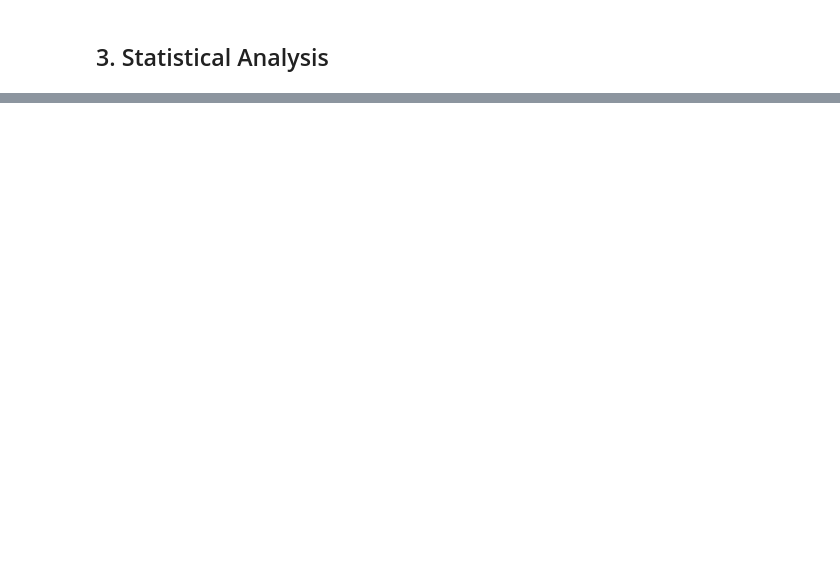
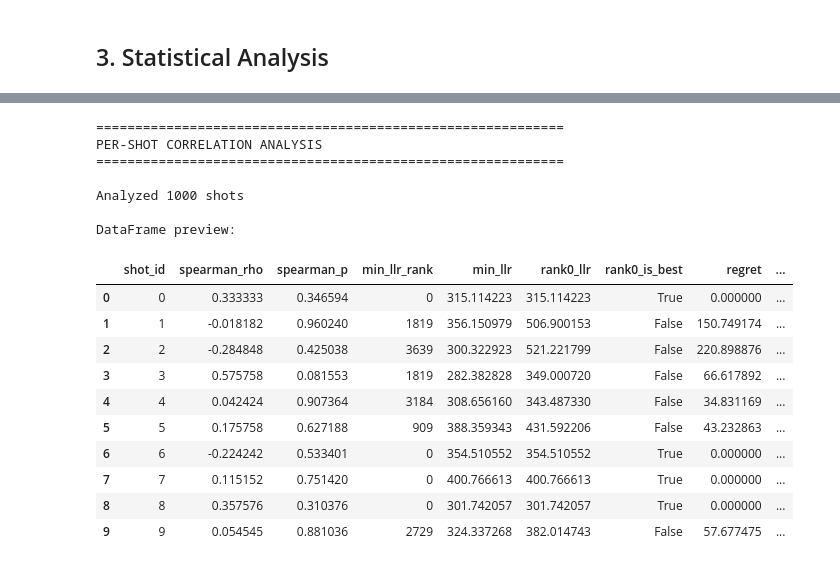
Before and after one commit to NOT4LONG01/soft-info-code-switch, a Jupyter notebook: simulations/analysis/notebooks/bb_distribution_correlation_analysis.ipynb, the cells around one changed output, grey strips where cells are left out. Saved outputs shown, nothing was run; the diff lists cells and outputs as text; code cells hidden in the pictures; blank space fills up the shorter version.

```diff
--- a/simulations/analysis/notebooks/bb_distribution_correlation_analysis.ipynb
+++ b/simulations/analysis/notebooks/bb_distribution_correlation_analysis.ipynb
@@ -68,7 +71,7 @@ pd.set_option('display.float_format', '{:.6f}'.format)
 # CONFIGURATION - Point to your results file
 # ==============================================================================
 
-RESULTS_PATH = Path("../../data/correlation_analysis/bb_n144_p0.003_shots10k.parquet")
+RESULTS_PATH = Path("../../data/correlation_analysis/bb_n144_p0.003_shots1k.parquet")
 
 # ==============================================================================
 # Load results and metadata
@@ -159,0 +221,75 @@ print(summary.to_string())
+# %%
+# ==============================================================================
+# Per-Shot Correlation Analysis
+# ==============================================================================
+
+# Compute per-shot statistics
+per_shot_stats = []
+
+for shot_id, group in df_results.groupby("shot_id"):
+    # Sort by error rank to ensure consistent ordering
+    group = group.sort_values("error_rank")
+
+    # Per-shot Spearman correlation (rank vs LLR)
+    rho, p_val = stats.spearmanr(group["error_rank"], group["fixed_llr"])
+
+    # Find which rank achieved the minimum LLR
+    min_idx = group["fixed_llr"].idxmin()
+    min_llr_rank = group.loc[min_idx, "error_rank"]
+    min_llr = group["fixed_llr"].min()
+
+    # Rank-0 statistics
+    rank0_llr = group[group["error_rank"] == 0]["fixed_llr"].values[0]
+    rank0_is_best = (min_llr_rank == 0)
+
+    # Regret: LLR penalty for using rank-0 instead of optimal
+    regret = rank0_llr - min_llr
+
+    # Baseline difficulty (best_llr from standard decoding)
+    best_llr = group["best_llr"].iloc[0]
+
+    # Mean LLR for random selection baseline
+    mean_llr = group["fixed_llr"].mean()
+    random_regret = mean_llr - min_llr
+
+    per_shot_stats.append({
+        "shot_id": shot_id,
+        "spearman_rho": rho,
+        "spearman_p": p_val,
+        "min_llr_rank": min_llr_rank,
+        "min_llr": min_llr,
+        "rank0_llr": rank0_llr,
+        "rank0_is_best": rank0_is_best,
+        "regret": regret,
+        "random_regret": random_regret,
+        "best_llr": best_llr,
+        "mean_fixed_llr": mean_llr,
+    })
+
+df_per_shot = pd.DataFrame(per_shot_stats)
+
+print("=" * 60)
+print("PER-SHOT CORRELATION ANALYSIS")
+print("=" * 60)
+print(f"\nAnalyzed {len(df_per_shot)} shots")
+print(f"\nDataFrame preview:")
+df_per_shot.head(10)
+# %% [output]
+============================================================
+PER-SHOT CORRELATION ANALYSIS
+============================================================
+
+Analyzed 1000 shots
+
+DataFrame preview:
+|  | shot_id | spearman_rho | spearman_p | min_llr_rank | min_llr | rank0_llr | rank0_is_best | regret | ... |
+| 0 | 0 | 0.333333 | 0.346594 | 0 | 315.114223 | 315.114223 | True | 0.000000 | ... |
+| 1 | 1 | -0.018182 | 0.960240 | 1819 | 356.150979 | 506.900153 | False | 150.749174 | ... |
+| 2 | 2 | -0.284848 | 0.425038 | 3639 | 300.322923 | 521.221799 | False | 220.898876 | ... |
+| 3 | 3 | 0.575758 | 0.081553 | 1819 | 282.382828 | 349.000720 | False | 66.617892 | ... |
+| 4 | 4 | 0.042424 | 0.907364 | 3184 | 308.656160 | 343.487330 | False | 34.831169 | ... |
+| 5 | 5 | 0.175758 | 0.627188 | 909 | 388.359343 | 431.592206 | False | 43.232863 | ... |
+| 6 | 6 | -0.224242 | 0.533401 | 0 | 354.510552 | 354.510552 | True | 0.000000 | ... |
+| 7 | 7 | 0.115152 | 0.751420 | 0 | 400.766613 | 400.766613 | True | 0.000000 | ... |
+| 8 | 8 | 0.357576 | 0.310376 | 0 | 301.742057 | 301.742057 | True | 0.000000 | ... |
+| 9 | 9 | 0.054545 | 0.881036 | 2729 | 324.337268 | 382.014743 | False | 57.677475 | ... |
```
Also changed, not shown: parts of 15 cells of this notebook, 2 other files.
